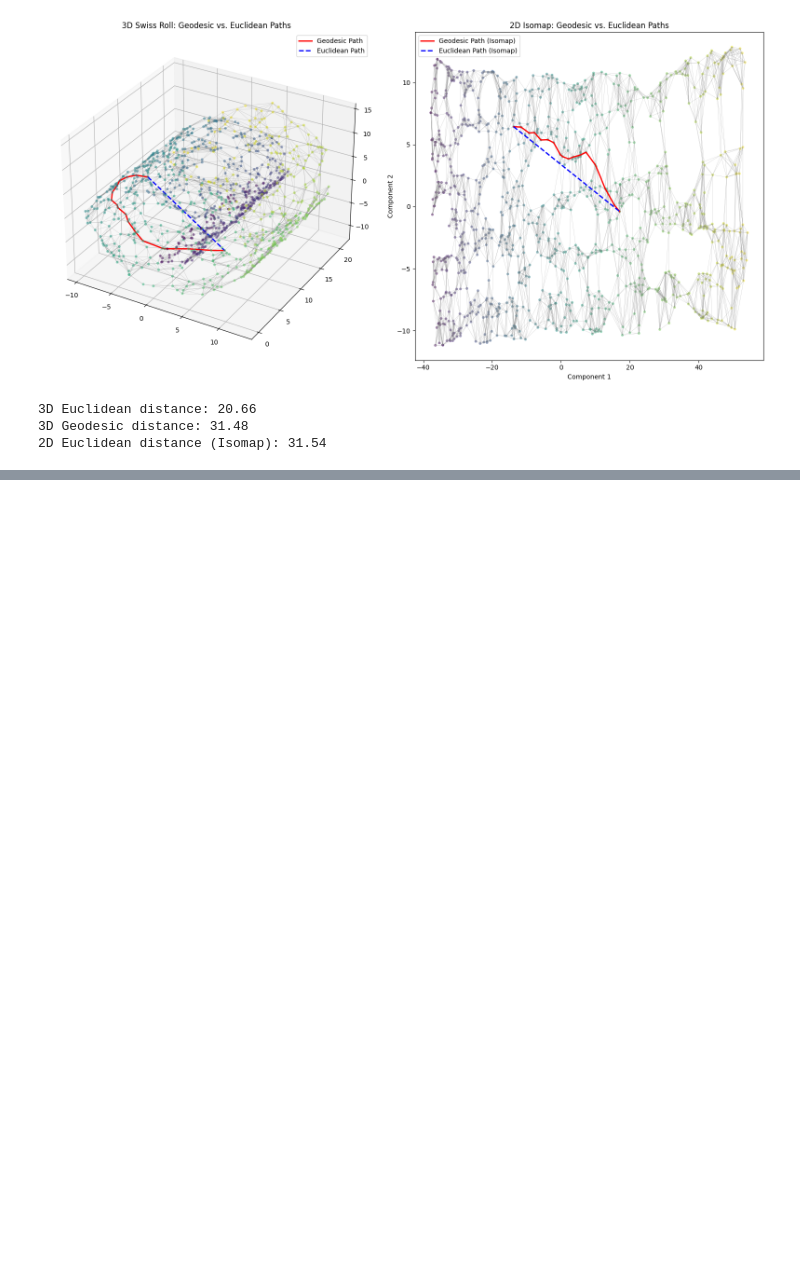
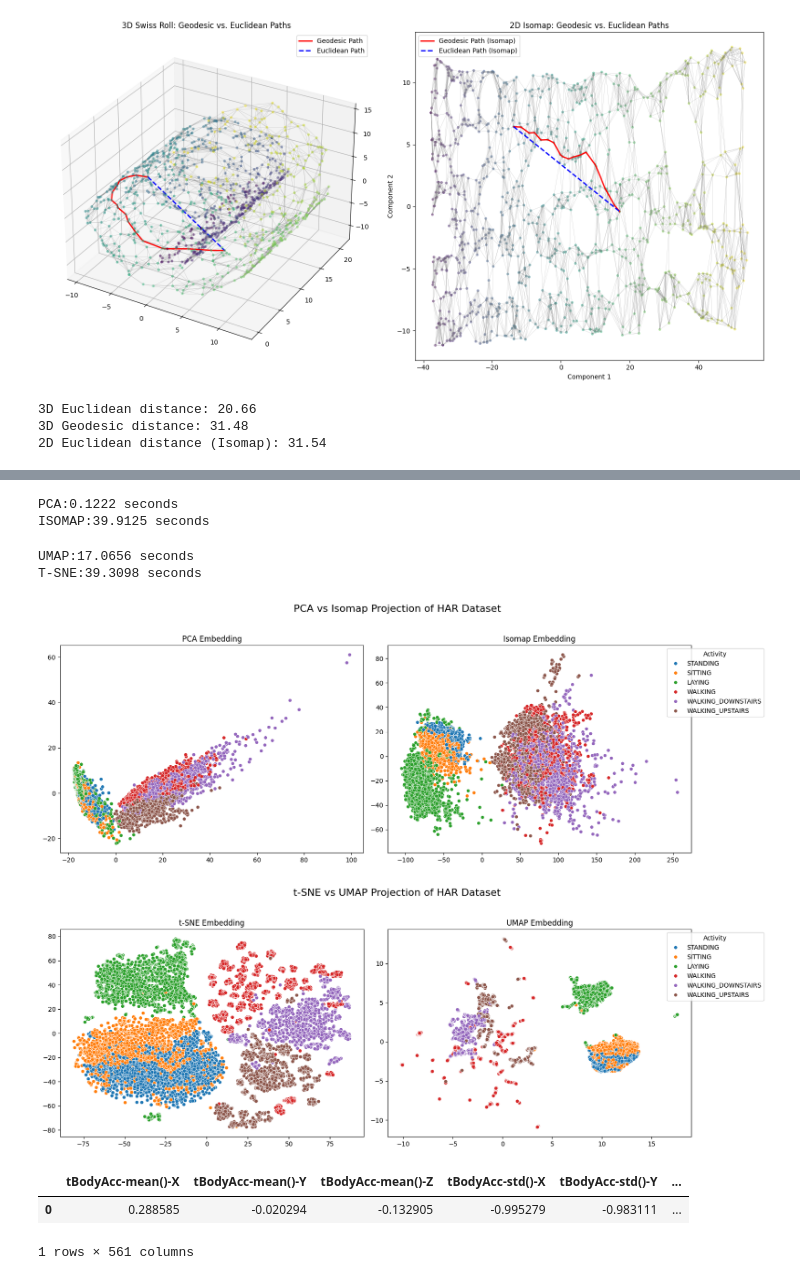
Before and after one commit to Timang419/Manifold-Learning, a Jupyter notebook: isomap.ipynb, the cells around one changed output, grey strips where cells are left out. Cells and saved outputs as stored; diff of their text form; code cells hidden in the pictures; blank space fills up the shorter version.

```diff
--- a/isomap.ipynb
+++ b/isomap.ipynb
@@ -88,0 +264,79 @@ print(f"2D Euclidean distance (Isomap): {np.linalg.norm(points_iso[p1] - points_
+# %%
+# PCA
+start=time.time()
+X_pca=PCA(n_components=2,random_state=42).fit_transform(X_scaled)
+print(f"PCA:{time.time() - start:.4f} seconds")
+
+# Isomap
+start=time.time()
+isomap = Isomap(n_neighbors=10, n_components=2)
+X_isomap = isomap.fit_transform(X_scaled)
+print(f"ISOMAP:{time.time() - start:.4f} seconds")
+
+# UMAP
+start=time.time()
+umap = UMAP(n_neighbors=10, n_components=2, random_state=42)
+X_umap = umap.fit_transform(X_scaled)
+print(f"UMAP:{time.time() - start:.4f} seconds")
+
+# T-SNE
+start=time.time()
+tsne = TSNE(n_components=2, perplexity=30, random_state=42)
+X_tsne = tsne.fit_transform(X_scaled)
+print(f"T-SNE:{time.time() - start:.4f} seconds")
+
+# --- Figure 1: PCA and Isomap ---
+
+fig1, axes1 = plt.subplots(1, 2, figsize=(16, 6))
+fig1.suptitle("PCA vs Isomap Projection of HAR Dataset", fontsize=16)
+
+# PCA
+sns.scatterplot(ax=axes1[0],
+                x=X_pca[:, 0], y=X_pca[:, 1],
+                hue=Y_all["Activity"], palette="tab10", s=30, legend=False)
+axes1[0].set_title("PCA Embedding")
+
+# Isomap
+sns.scatterplot(ax=axes1[1],
+                x=X_isomap[:, 0], y=X_isomap[:, 1],
+                hue=Y_all["Activity"], palette="tab10", s=30)
+axes1[1].set_title("Isomap Embedding")
+axes1[1].legend(loc='upper right', bbox_to_anchor=(1.25, 1.0), title='Activity')
+
+plt.tight_layout(rect=[0, 0, 1, 0.95])
+plt.show()
+
+
+# --- Figure 2: t-SNE and UMAP ---
+
+fig2, axes2 = plt.subplots(1, 2, figsize=(16, 6))
+fig2.suptitle("t-SNE vs UMAP Projection of HAR Dataset", fontsize=16)
+
+# t-SNE
+sns.scatterplot(ax=axes2[0],
+                x=X_tsne[:, 0], y=X_tsne[:, 1],
+                hue=Y_all["Activity"], palette="tab10", s=30, legend=False)
+axes2[0].set_title("t-SNE Embedding")
+
+# UMAP
+sns.scatterplot(ax=axes2[1],
+                x=X_umap[:, 0], y=X_umap[:, 1],
+                hue=Y_all["Activity"], palette="tab10", s=30)
+axes2[1].set_title("UMAP Embedding")
+axes2[1].legend(loc='upper right', bbox_to_anchor=(1.25, 1.0), title='Activity')
+
+plt.tight_layout(rect=[0, 0, 1, 0.95])
+plt.show()
+# %% [output]
+PCA:0.1222 seconds
+ISOMAP:39.9125 seconds
+UMAP:17.0656 seconds
+T-SNE:39.3098 seconds
+[figure, added]
+[figure, added]
+# %%
+X_all.head(1)
+# %% [output]
+|  | tBodyAcc-mean()-X | tBodyAcc-mean()-Y | tBodyAcc-mean()-Z | tBodyAcc-std()-X | tBodyAcc-std()-Y | ... |
+| 0 | 0.288585 | -0.020294 | -0.132905 | -0.995279 | -0.983111 | ... |
+1 rows × 561 columns
```
Also changed, not shown: parts of 8 cells of this notebook.
